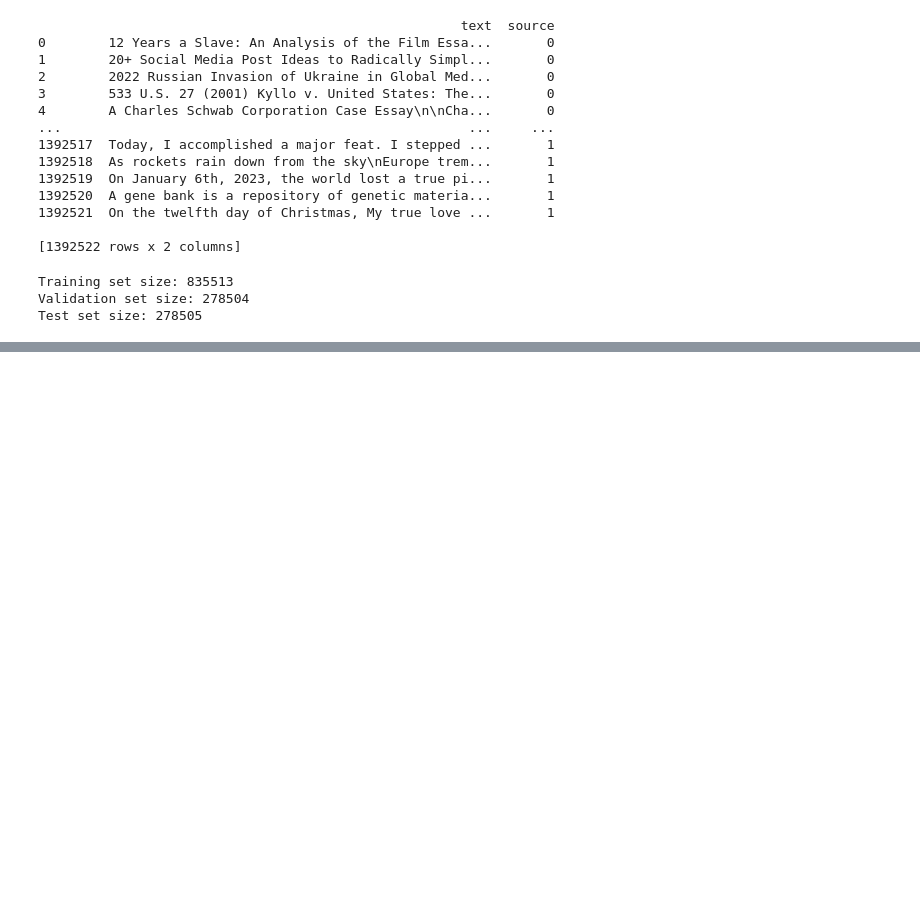
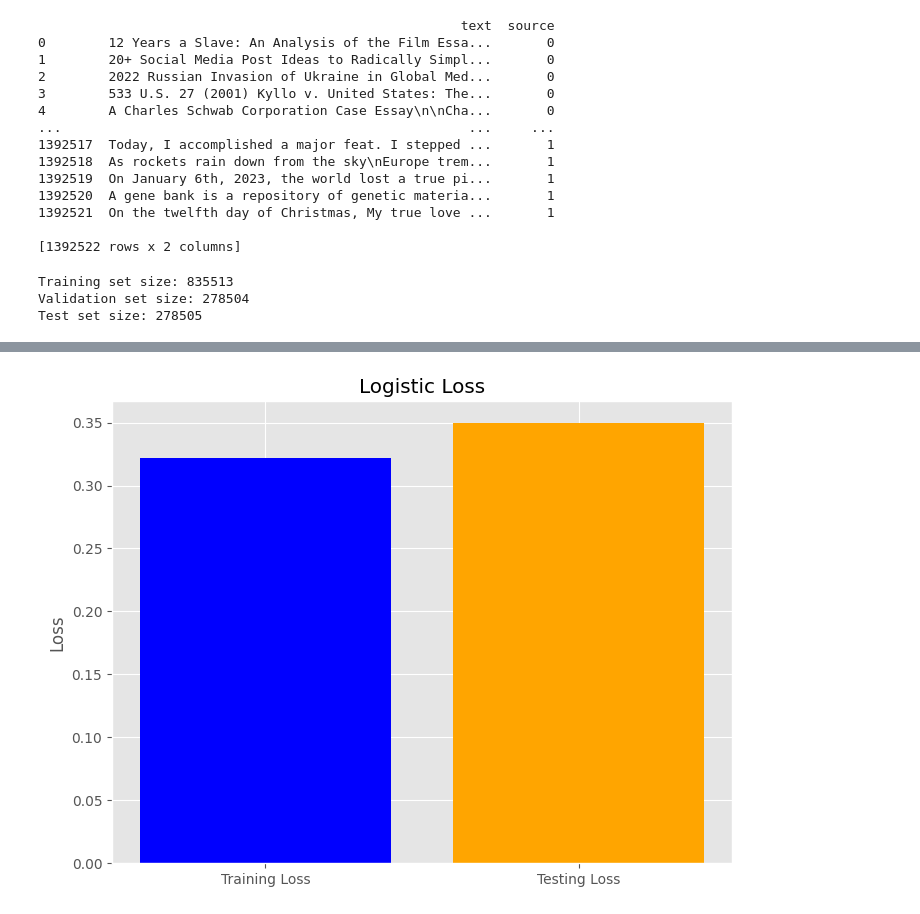
Before and after one commit to theoc3/cs365-proj, a Jupyter notebook: model.ipynb, the cells around one changed output, grey strips where cells are left out. Cells and saved outputs as stored; diff of their text form; code cells hidden in the pictures; blank space fills up the shorter version.

```diff
--- a/model.ipynb
+++ b/model.ipynb
@@ -91,0 +134,2 @@ df1_ai[['text_length', 'sentiment_score']] = df0_text['text'].apply(lambda x: pd
+# %%
+df_train = pd.concat([df0_text,df1_ai], ignore_index=False)
@@ -91,0 +238,15 @@ df1_ai[['text_length', 'sentiment_score']] = df0_text['text'].apply(lambda x: pd
+# %%
+# Function to calculate percentage of punctuation in a text
+def calculate_punctuation_count(text):
+    token_length = len(word_tokenize(text))
+    return count_punctuation_marks(text) / token_length * 100 if token_length != 0 else 0
+
+df_train_copy['punctuation_count_percentage'] = df_train_copy['text'].apply(calculate_punctuation_count)
+
+# Function to calculate percentage of linking words in a text
+def calculate_linking_words_count(text):
+    token_length = len(word_tokenize(text))
+    return count_linking_words(text) / token_length * 100 if token_length != 0 else 0
+
+# Add a column to df0_text for linking words percentage
+df_train_copy['linking_words_percentage'] = df_train_copy['text'].apply(calculate_linking_words_count)
@@ -91,0 +269,47 @@ df1_ai[['text_length', 'sentiment_score']] = df0_text['text'].apply(lambda x: pd
+# %%
+# Define features (word features, punctuation count, count of synonyms) and target variable
+X = pd.DataFrame(df_train_copy['word_features'].tolist(), columns=top_words)
+X['punctuation_count_percentage'] = df_train_copy['punctuation_count_percentage']
+X['linking_words_percentage'] = df_train_copy['linking_words_percentage']
+X['length_text'] = df_train_copy['length_text']
+y = df_train_copy['source']
+
+# Split the data into training and testing sets
+X_train, X_test, y_train, y_test = train_test_split(X, y, test_size=0.3, random_state=42)
+
+# Initialize SimpleImputer, Fit and transform the imputer on the feature matrix X, Initialize and train the Logistic Regression classifier
+imputer = SimpleImputer(strategy='constant', fill_value=0)
+X_train_imputed = imputer.fit_transform(X_train)
+X_test_imputed = imputer.transform(X_test)
+model = LogisticRegression(max_iter=2000, random_state=42)
+model.fit(X_train_imputed, y_train)
+
+# Make predictions on the testing set
+y_pred = model.predict(X_test_imputed)
+accuracy = accuracy_score(y_test, y_pred)
+print("Accuracy:", accuracy)
+train_loss = log_loss(y_train, model.predict_proba(X_train_imputed)) # Calculate logistic loss for training and testing sets
+test_loss = log_loss(y_test, model.predict_proba(X_test_imputed))
+print("Train Loss:", train_loss)
+print("Test Loss:", test_loss)
+
+# Calculate classification report
+class_report = classification_report(y_test, y_pred)
+print("Classification Report:")
+print(class_report)
+
+# Parse the classification report to get individual class metrics
+class_report_df = pd.DataFrame(classification_report(y_test, y_pred, output_dict=True)).transpose()
+print("Class-wise Metrics:")
+print(class_report_df)
+
+# Plotting the Loss
+loss_values = [train_loss, test_loss]
+labels = ['Training Loss', 'Testing Loss']
+
+plt.figure(figsize=(8, 6))
+plt.bar(labels, loss_values, color=['blue', 'orange'])
+plt.title('Logistic Loss')
+plt.ylabel('Loss')
+plt.show()
+# %% [output]
@@ -91,0 +336 @@ df1_ai[['text_length', 'sentiment_score']] = df0_text['text'].apply(lambda x: pd
+[figure, added]
```
Also changed, not shown: parts of 9 cells of this notebook.
